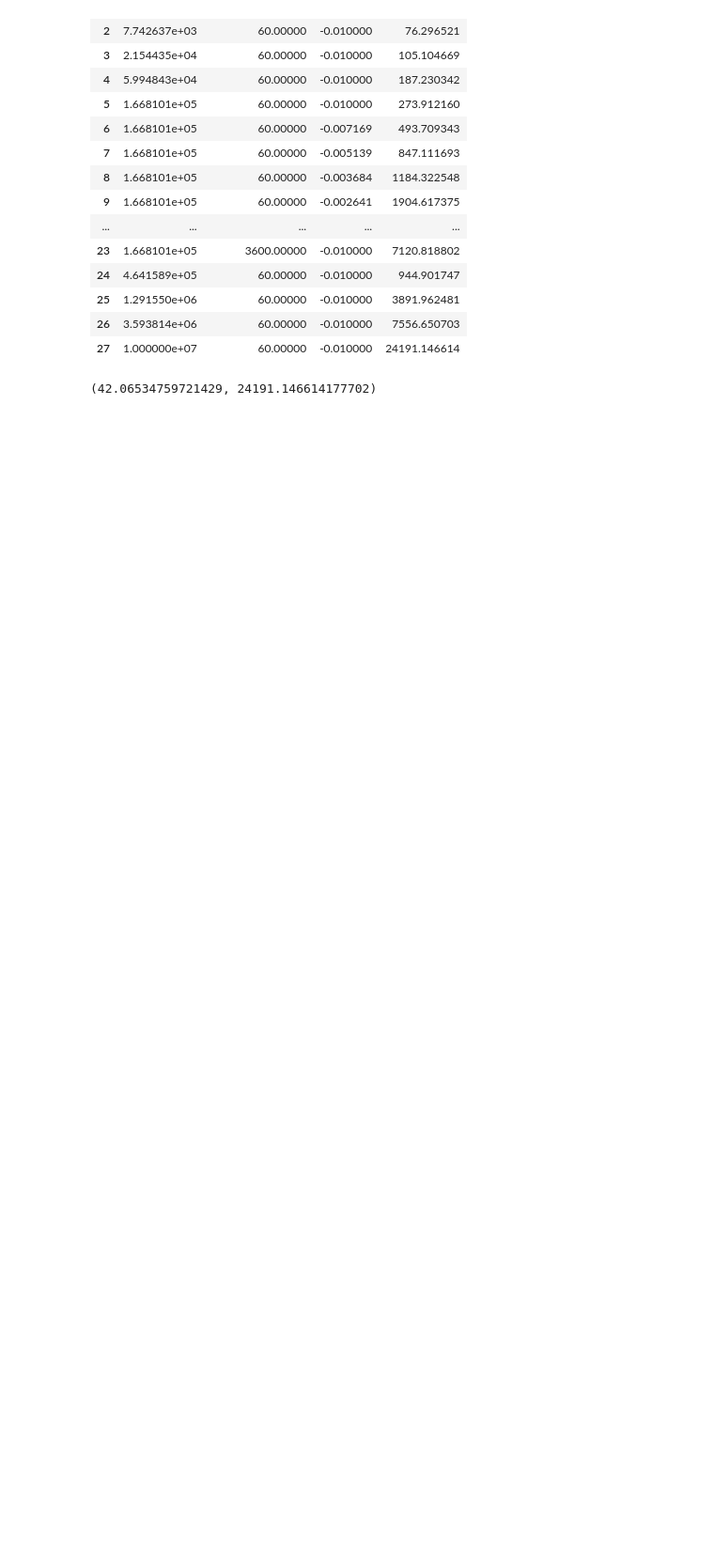
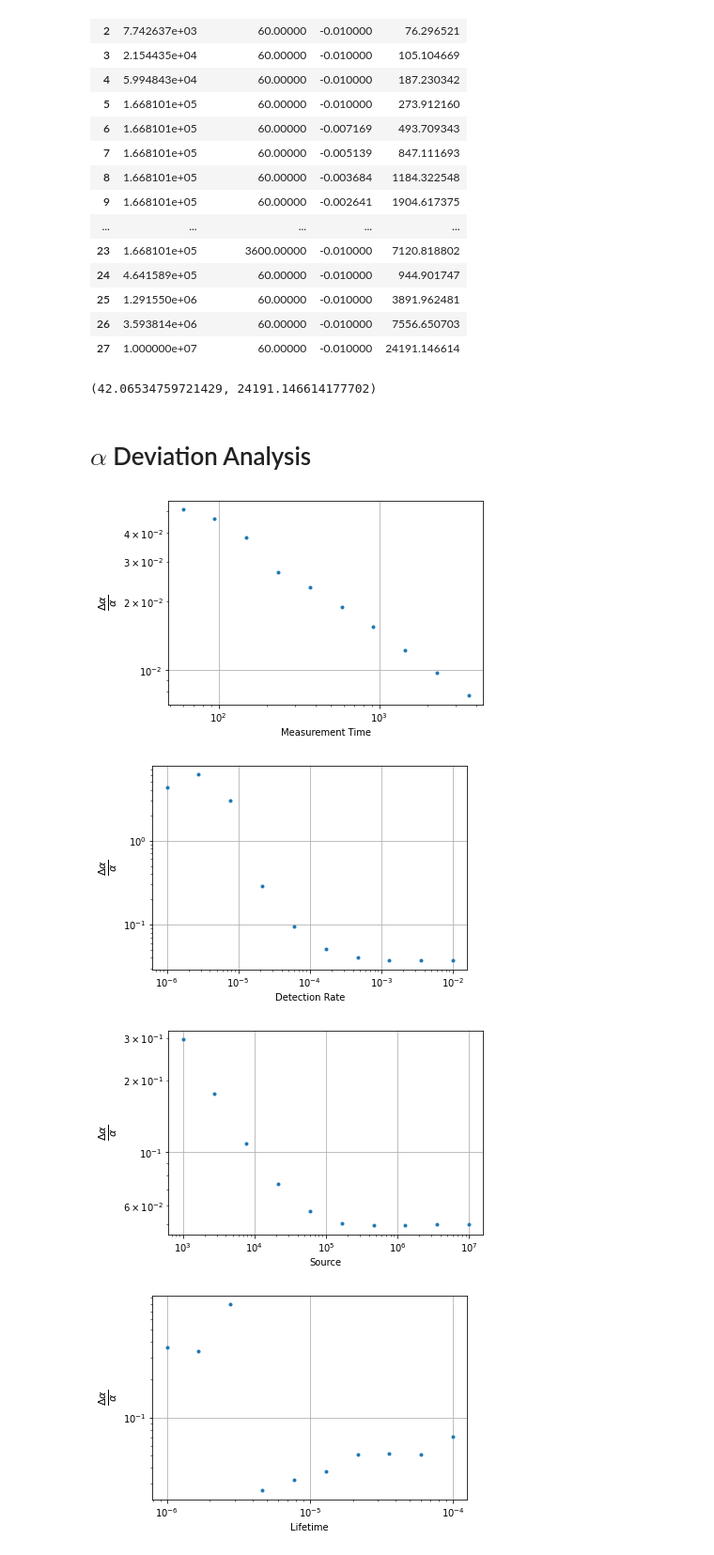
Before and after one commit to esheder/noise, a Jupyter notebook: hpc_runs/data_analysis.ipynb, the cells around one changed output. Shown at 94% size. Saved outputs shown, nothing was run; the diff lists cells and outputs as text; code cells hidden in the pictures; blank space fills up the shorter version.

```diff
--- a/hpc_runs/data_analysis.ipynb
+++ b/hpc_runs/data_analysis.ipynb
@@ -455,3 +455,5 @@ filtered
 filtered.speedup.min(), filtered.speedup.max()
 # %% [output]
 (42.06534759721429, 24191.146614177702)
+# %% [markdown]
+# $\alpha$ Deviation Analysis
@@ -457,0 +464,28 @@ filtered.speedup.min(), filtered.speedup.max()
+# %%
+sdetimedf = pd.read_csv('sde_timing_data.csv')
+keys = ['Reactivity', 'Lifetime', 'Source', 'Detection Rate', 'Measurement Time']
+grpd = sdetimedf.groupby(keys)
+stddata = grpd.std()['Alpha']
+stddata.name = 'Alpha STD'
+meandata = grpd.mean()['Alpha']
+newdata = pd.concat([meandata, stddata], axis=1)
+defaults = {key: newdata.reset_index()[key].mode()[0] for key in keys}
+levels = {key: i for i, key in enumerate(defaults.keys())}
+options = list(map(dict, it.combinations(defaults.items(), len(defaults)-1)))
+slices = list(map(lambda x: tuple({key: x.get(key, slice(None)) for key in keys}.values()), options))
+val_names = ['Alpha', 'Alpha STD']
+for option, slc in zip(options, slices):
+    unkey = (set(defaults.keys()) - set(option.keys())).pop()
+    dat = newdata.loc[slc].reset_index().loc[:, (unkey, *val_names)]
+    x, y = dat[unkey], dat['Alpha STD'] / dat['Alpha']
+    plt.figure()
+    plt.loglog(abs(x), y, '.')
+    plt.xlabel(unkey)
+    plt.ylabel(r'$\frac{\Delta\alpha}{\alpha}$', fontsize=16)
+    plt.grid()
+    plt.show()
+# %% [output]
+[figure, added]
+[figure, added]
+[figure, added]
+[figure, added]
```
Also changed, not shown: parts of 2 cells of this notebook, 1 other file.
